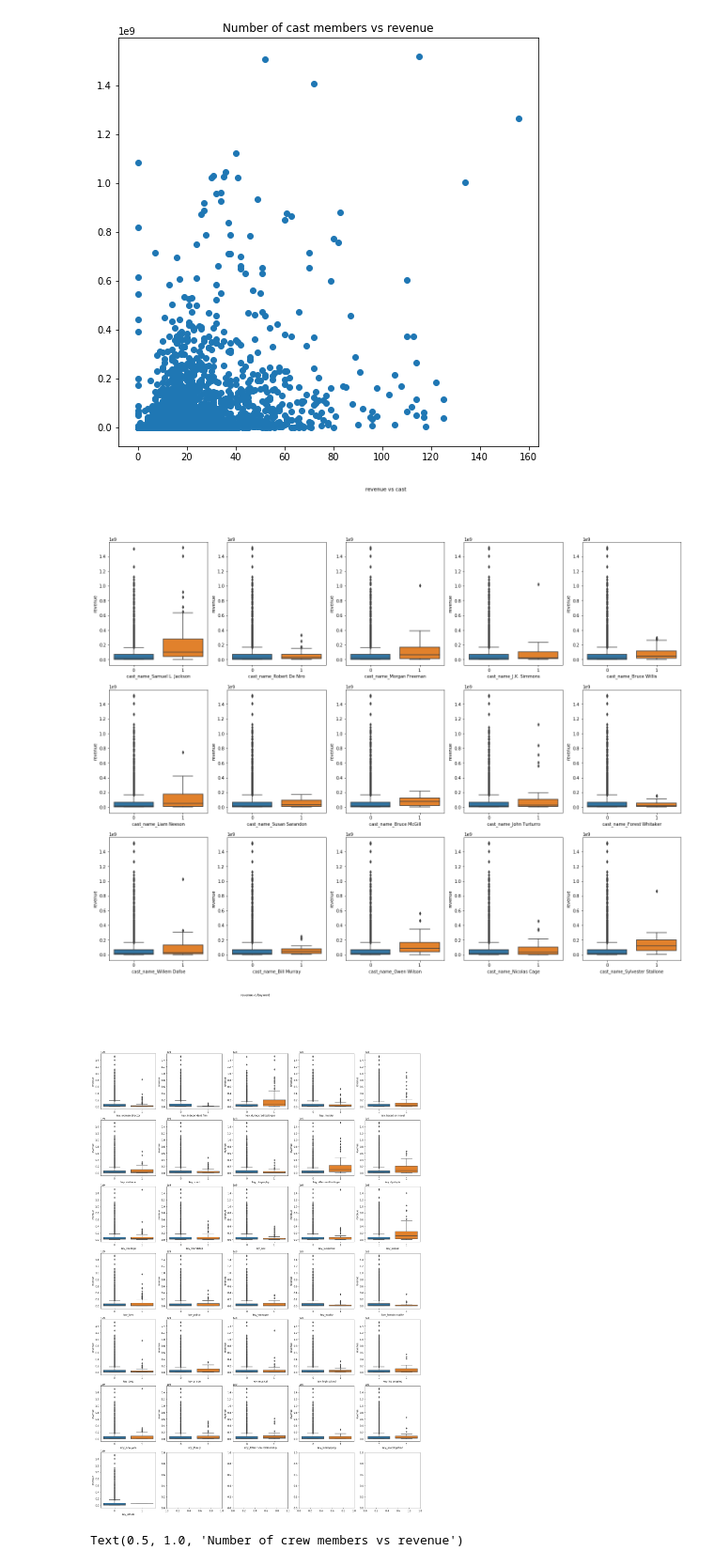
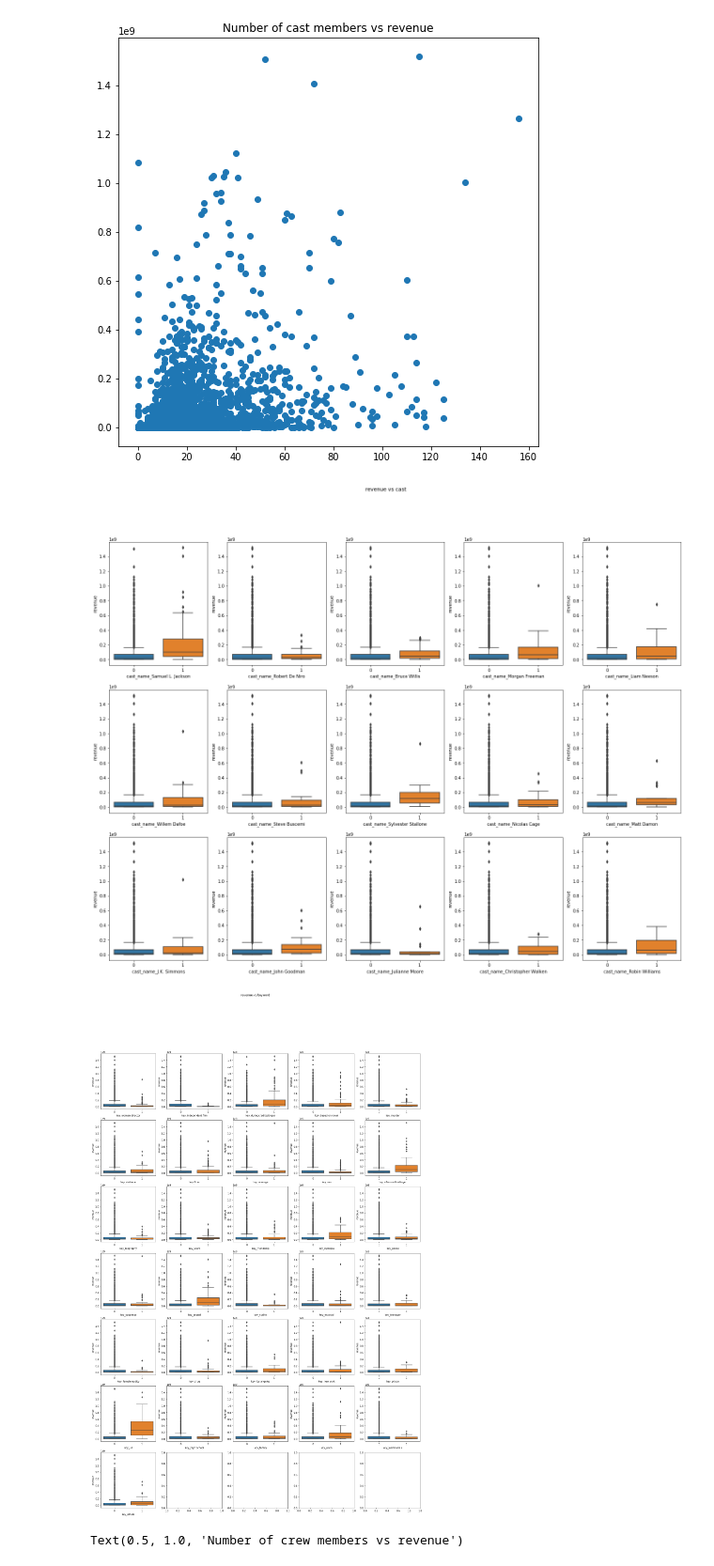
Before and after one commit to Kuntya/Capstone-Project-1, a Jupyter notebook: Capstone Project 1.ipynb, the cells around one changed output. Shown at 94% size. Drawn from its saved outputs; the diff is of its cells as text; code cells hidden in the pictures.

```diff
--- a/Capstone Project 1.ipynb
+++ b/Capstone Project 1.ipynb
@@ -1004,0 +1035,5 @@ for i, e in enumerate([col for col in ['Drama','Comedy','Thriller','Action','Rom
+# %%
+f, axes = plt.subplots(4, 4, figsize=(24, 15))
+plt.suptitle('revenue vs genres')
+for i, e in enumerate([col for col in ['Drama','Comedy','Thriller','Action','Romance','Crime','Adventure','Horror','Science Fiction','Family','Mystery','Animation','History', 'Music','genres_others']]):
+    sns.boxplot(x=e, y='revenue', data=train_new, ax=axes[i // 4][i % 4]);
@@ -1024,6 +1061,6 @@ plt.show()
 # %%
 f, axes = plt.subplots(7, 5, figsize=(24, 35))
 plt.suptitle('revenue vs production company')
-for i, e in enumerate([col for col in train.columns if 'pd_com' in col]):
-    sns.boxplot(x=e, y='revenue', data=train, ax=axes[i // 5][i % 5]);
+for i, e in enumerate([col for col in train_new.columns if 'pd_com' in col]):
+    sns.boxplot(x=e, y='revenue', data=train_new, ax=axes[i // 5][i % 5]);
 # %% [output]
@@ -1032,6 +1069,6 @@ for i, e in enumerate([col for col in train.columns if 'pd_com' in col]):
 #production countries
 f, axes = plt.subplots(6, 5, figsize=(24, 35))
 plt.suptitle('revenue vs production country')
-for i, e in enumerate([col for col in train.columns if 'pd_cnt' in col]):
-    sns.boxplot(x=e, y='revenue', data=train, ax=axes[i // 5][i % 5]);
+for i, e in enumerate([col for col in train_new.columns if 'pd_cnt' in col]):
+    sns.boxplot(x=e, y='revenue', data=train_new, ax=axes[i // 5][i % 5]);
 # %% [output]
@@ -1047,18 +1084,18 @@ Text(0.5, 1.0, 'Number of cast members vs revenue')
 # %%
 f, axes = plt.subplots(3, 5, figsize=(24, 18))
 plt.suptitle('revenue vs cast')
-for i, e in enumerate([col for col in train.columns if 'cast_name' in col]):
-    sns.boxplot(x=e, y='revenue', data=train, ax=axes[i // 5][i % 5]);
+for i, e in enumerate([col for col in train_new.columns if 'cast_name' in col]):
+    sns.boxplot(x=e, y='revenue', data=train_new, ax=axes[i // 5][i % 5]);
 # %% [output]
-[figure, old version]
+[figure, new version]
 # %%
 #Keywords
 f, axes = plt.subplots(7, 5, figsize=(24, 35))
 plt.suptitle('revenue vs keyword')
-for i, e in enumerate([col for col in train.columns if 'key_' in col]):
-    sns.boxplot(x=e, y='revenue', data=train, ax=axes[i // 5][i % 5]);
+for i, e in enumerate([col for col in train_new.columns if 'key_' in col]):
+    sns.boxplot(x=e, y='revenue', data=train_new, ax=axes[i // 5][i % 5]);
 # %% [output]
-[figure, old version]
+[figure, new version]
 # %%
 #crew
 plt.figure(figsize=(8, 8))
```
Also changed, not shown: parts of 132 cells of this notebook.
